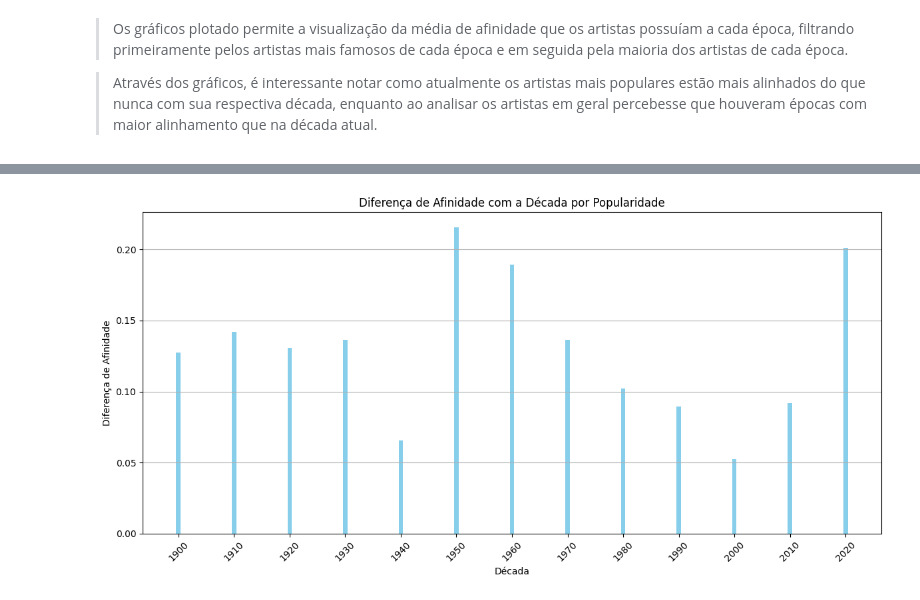
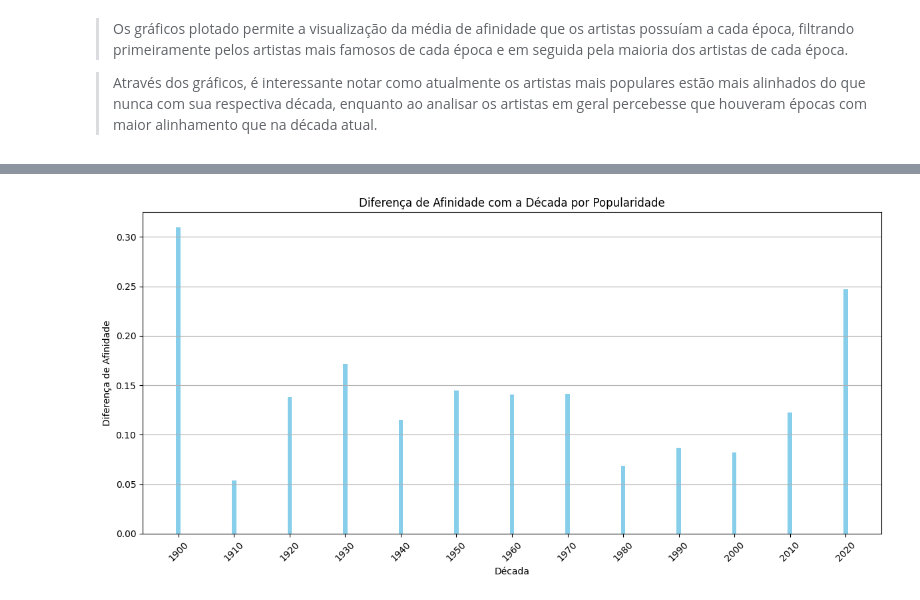
Before and after one commit to CaioBoa/NLP_Project, a Jupyter notebook: Project.ipynb, the cells around one changed output, grey strips where cells are left out. Drawn from its saved outputs; the diff is of its cells as text; code cells hidden in the pictures.

```diff
--- a/Project.ipynb
+++ b/Project.ipynb
@@ -158,0 +172,4 @@ df = pd.read_csv("clean_music_dataset.csv")
+# %%
+print(df['lyrics'].isnull().sum())
+df = df[df['lyrics'].notnull()]
+print(df['lyrics'].isnull().sum())
@@ -408,7 +428,7 @@ def mostrar_afinidade_por_decada(df_afinidade, decada, popularity_treshold ,top_
 # %% [markdown]
 > A seguinte função permite a visualização dos 10 artistas mais condizentes com sua época e dos 10 artistas menos condizentes com sua época, por um treshold de popularidade, que permite a visualização apenas dos artistas mais famosos.
 # %%
-decada = 2000
+decada = 2020
 popularidade = 85
 
 mostrar_afinidade_por_decada(df_afinidade, decada, popularidade)
@@ -464,4 +484,4 @@ plot_afinidade_por_decada(df_afinidade, 0.9)
 # %%
-plot_afinidade_por_decada(df_afinidade, 0.1)
+plot_afinidade_por_decada(df_afinidade, 0)
 # %% [output]
-[figure, old version]
+[figure, new version]
```
Also changed, not shown: parts of 15 cells of this notebook, 2 other files.
